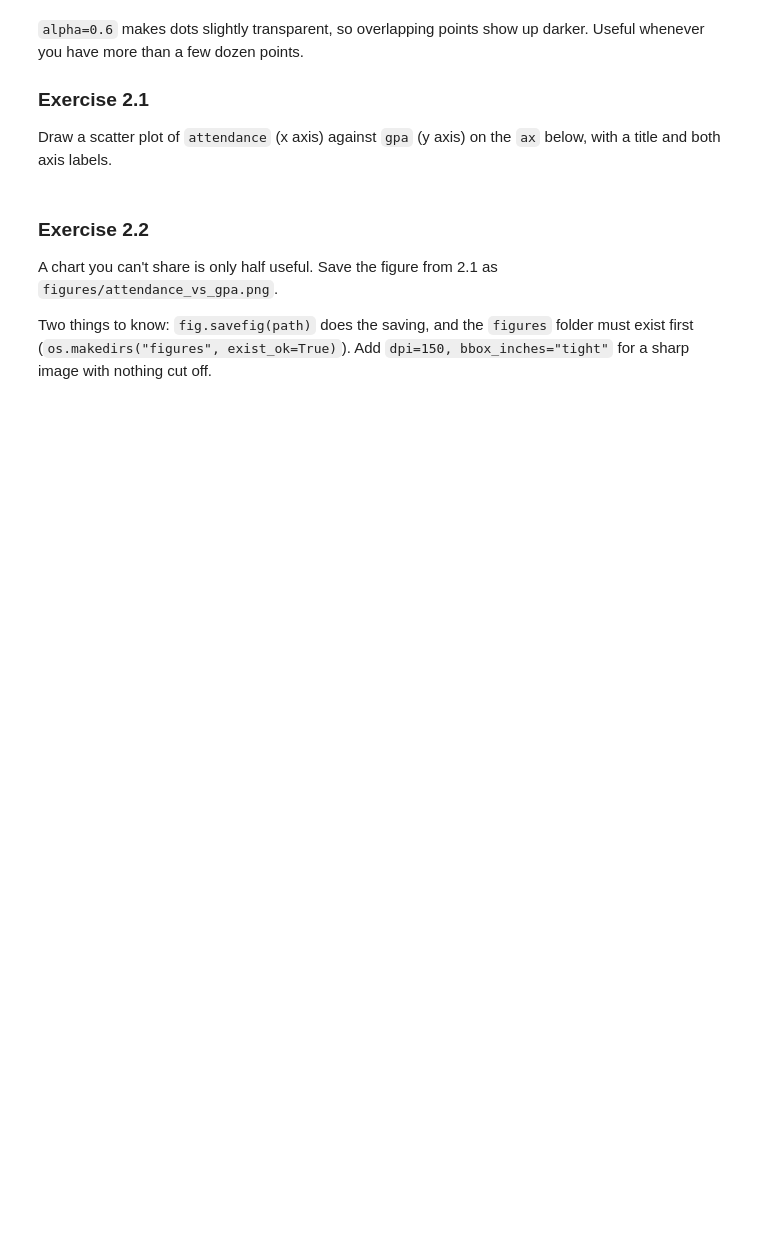
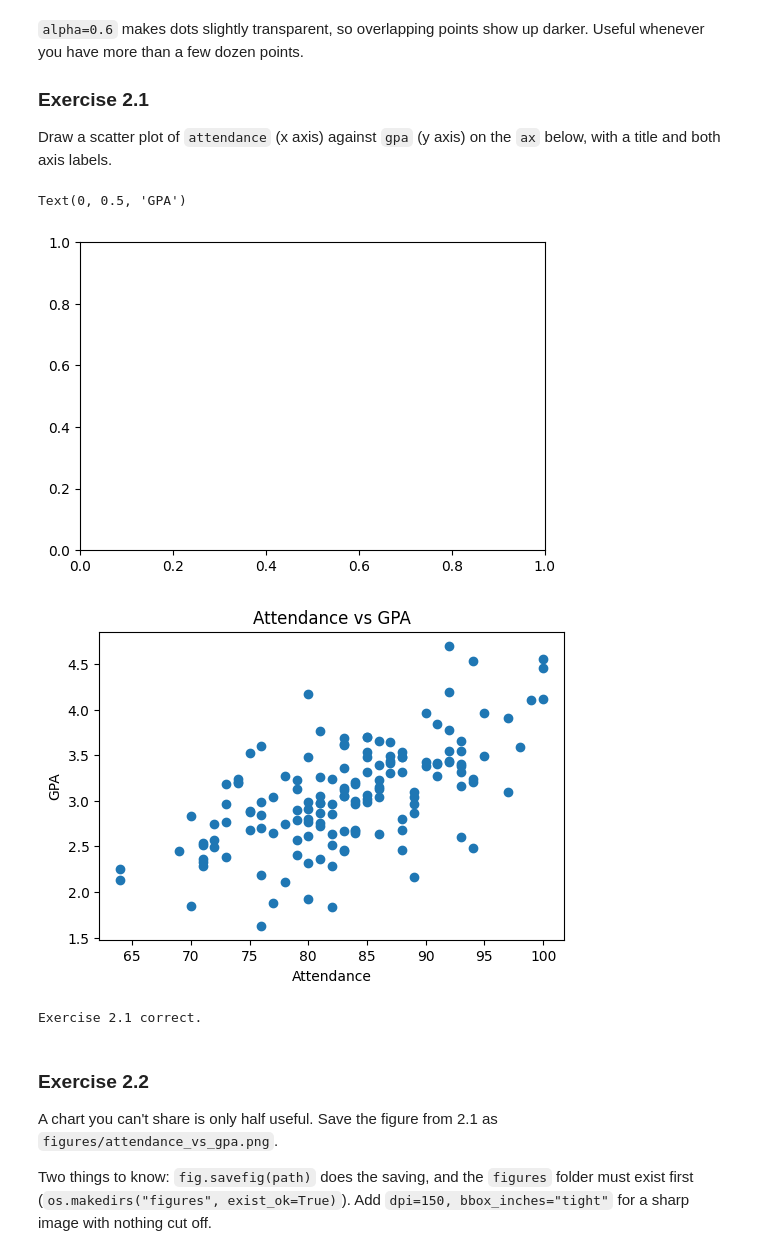
Before and after one commit to BAliAlMohammed/arti303, a Jupyter notebook: lab06.ipynb, the cells around one changed output. Cells and saved outputs as stored; diff of their text form; code cells hidden in the pictures; blank space fills up the shorter version.

```diff
--- a/lab06.ipynb
+++ b/lab06.ipynb
@@ -314,7 +321,17 @@ the `ax` below, with a title and both axis labels.
 # %%
 fig, ax = plt.subplots(figsize=(6, 4))
 
 # TODO: scatter attendance (x) against gpa (y), then add a title and both axis labels
+fig, ax = plt.subplots(figsize=(6, 4))
+
+ax.scatter(df['attendance'], df['gpa'])
+ax.set_title("Attendance vs GPA")
+ax.set_xlabel("Attendance")
+ax.set_ylabel("GPA")
+# %% [output]
+Text(0, 0.5, 'GPA')
+[figure, added]
+[figure, added]
 # %%
 assert len(ax.collections) == 1, "draw one scatter plot with ax.scatter(...)"
 assert len(ax.collections[0].get_offsets()) == len(df), "plot every student - pass the full columns"
@@ -323,6 +340,8 @@ assert np.allclose(ax.collections[0].get_offsets()[:, 0], df["attendance"]), \
 assert ax.get_title(), "add a title with ax.set_title(...)"
 assert ax.get_xlabel() and ax.get_ylabel(), "label both axes with ax.set_xlabel / ax.set_ylabel"
 print("Exercise 2.1 correct.")
+# %% [output]
+Exercise 2.1 correct.
 # %% [markdown]
 ### Exercise 2.2
 A chart you can't share is only half useful. Save the figure from 2.1 as
```
Also changed, not shown: parts of 16 cells of this notebook.
